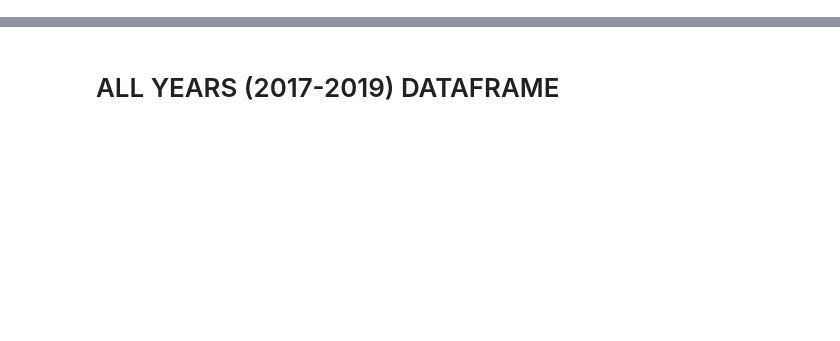
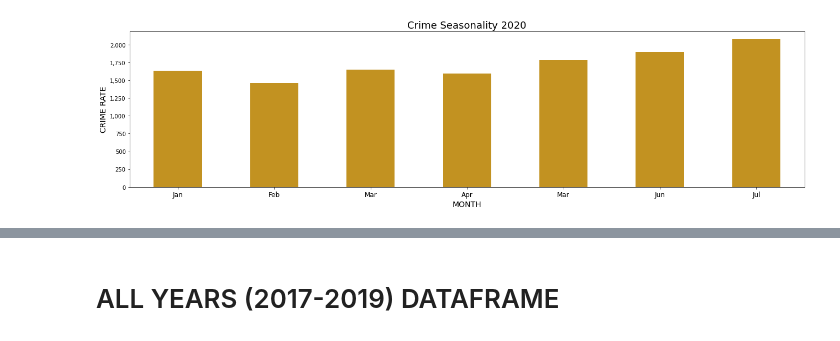
Before and after one commit to emilbello/MPLS_ValueVCrime, a Jupyter notebook: Analysis.ipynb, the cells around one changed output, grey strips where cells are left out. Cells and saved outputs as stored; diff of their text form; code cells hidden in the pictures; blank space fills up the shorter version.

```diff
--- a/Analysis.ipynb
+++ b/Analysis.ipynb
@@ -89,0 +128,15 @@ parcel_by_nbh.plot.hist(bins=8, alpha=0.5) # tell story about our data with this
+# %%
+month_ticks_2020 = [0, 1, 2, 3, 4, 5, 6]
+month_labels_2020 = ['Jan', 'Feb', 'Mar', 'Apr', 'Mar', 'Jun', 'Jul']
+crime_season_2020_plot = crime_monthly_2020.plot(kind='bar', x='MONTH', y='OFFENSE', color='#C29221', figsize=(18, 5))
+plt.xlabel('MONTH', fontsize=14)
+plt.xticks(month_ticks_2020, month_labels_2020, fontsize=12, rotation=0)
+plt.ylabel('CRIME RATE', fontsize=14)
+plt.title('Crime Seasonality 2020', fontsize=18)
+ax = plt.gca() #returns the access to object
+ax.get_yaxis().set_major_formatter(plt.FuncFormatter(lambda x, loc: "{:,}".format(int(x))))
+plt.tight_layout()
+plt.savefig('charts_output/04_b_Seasonality_2020.png')
+plt.show()
+# %% [output]
+[figure, added]
```
Also changed, not shown: parts of 45 cells of this notebook.
